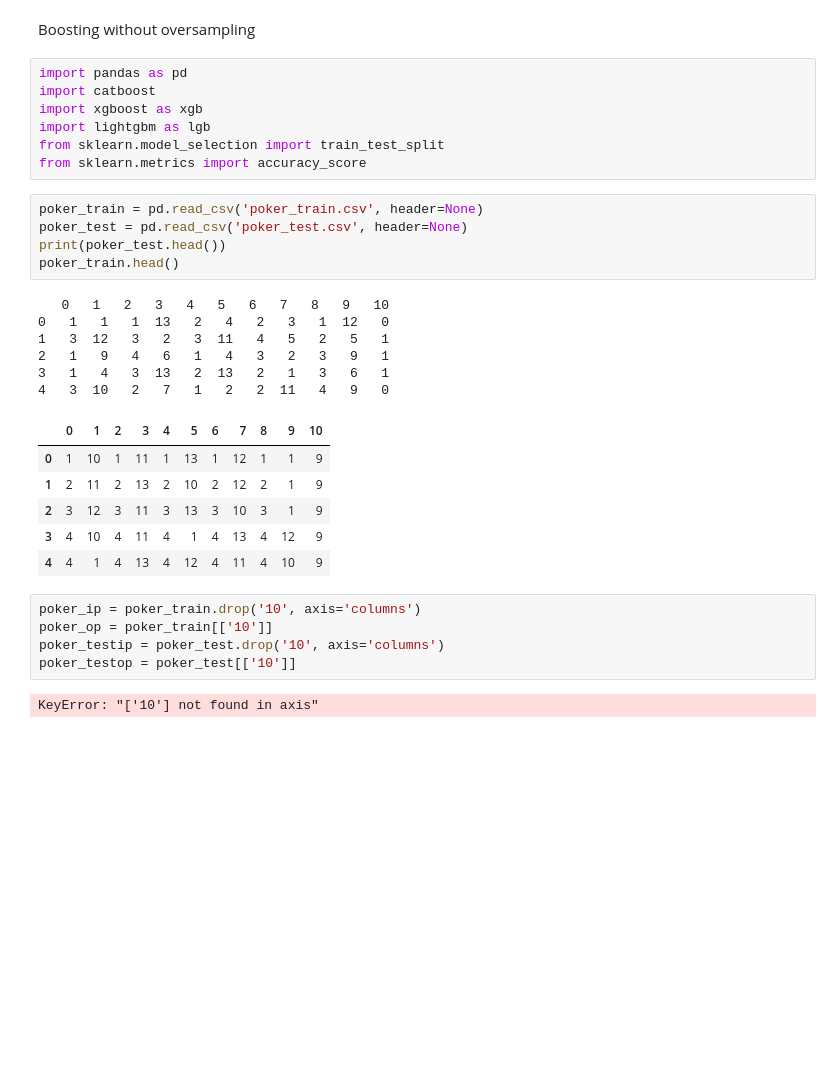
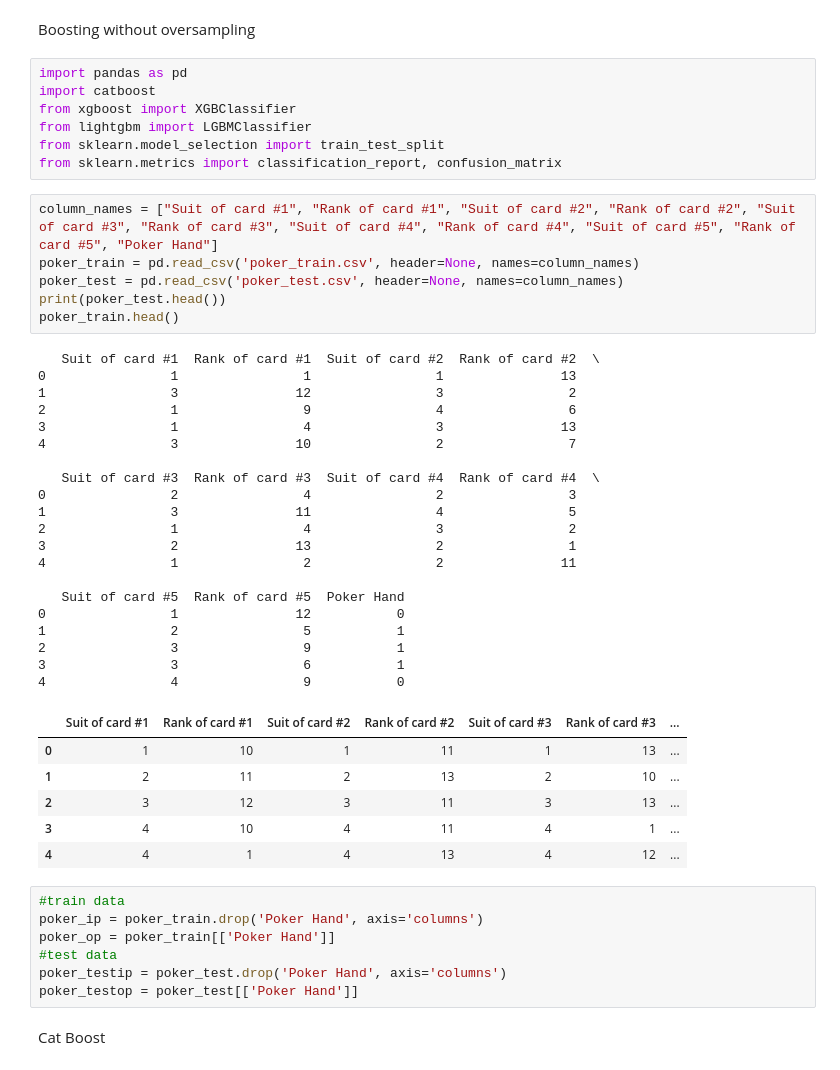
Before and after one commit to arvindashok/MachineLearning, a Jupyter notebook: Boosting/boosting.ipynb, the cells around one changed output. Drawn from its saved outputs; the diff is of its cells as text; blank space fills up the shorter version.

Commit message:
Boosting complete

```diff
--- a/Boosting/boosting.ipynb
+++ b/Boosting/boosting.ipynb
@@ -3,35 +3,52 @@ Boosting without oversampling
 # %%
 import pandas as pd
 import catboost
-import xgboost as xgb
-import lightgbm as lgb
+from xgboost import XGBClassifier
+from lightgbm import LGBMClassifier
 from sklearn.model_selection import train_test_split
-from sklearn.metrics import accuracy_score
+from sklearn.metrics import classification_report, confusion_matrix
-# %%
-poker_train = pd.read_csv('poker_train.csv', header=None)
-poker_test = pd.read_csv('poker_test.csv', header=None)
-print(poker_test.head())
-poker_train.head()
-# %% [output]
-   0   1   2   3   4   5   6   7   8   9   10
-0   1   1   1  13   2   4   2   3   1  12   0
-1   3  12   3   2   3  11   4   5   2   5   1
-2   1   9   4   6   1   4   3   2   3   9   1
-3   1   4   3  13   2  13   2   1   3   6   1
-4   3  10   2   7   1   2   2  11   4   9   0
-|  | 0 | 1 | 2 | 3 | 4 | 5 | 6 | 7 | 8 | 9 | 10 |
-| 0 | 1 | 10 | 1 | 11 | 1 | 13 | 1 | 12 | 1 | 1 | 9 |
-| 1 | 2 | 11 | 2 | 13 | 2 | 10 | 2 | 12 | 2 | 1 | 9 |
-| 2 | 3 | 12 | 3 | 11 | 3 | 13 | 3 | 10 | 3 | 1 | 9 |
-| 3 | 4 | 10 | 4 | 11 | 4 | 1 | 4 | 13 | 4 | 12 | 9 |
-| 4 | 4 | 1 | 4 | 13 | 4 | 12 | 4 | 11 | 4 | 10 | 9 |
+# %%
+column_names = ["Suit of card #1", "Rank of card #1", "Suit of card #2", "Rank of card #2", "Suit of card #3", "Rank of card #3", "Suit of card #4", "Rank of card #4", "Suit of card #5", "Rank of card #5", "Poker Hand"]
+poker_train = pd.read_csv('poker_train.csv', header=None, names=column_names)
+poker_test = pd.read_csv('poker_test.csv', header=None, names=column_names)
+print(poker_test.head())
+poker_train.head()
+# %% [output]
+   Suit of card #1  Rank of card #1  Suit of card #2  Rank of card #2  \
+0                1                1                1               13
+1                3               12                3                2
+2                1                9                4                6
+3                1                4                3               13
+4                3               10                2                7
+
+   Suit of card #3  Rank of card #3  Suit of card #4  Rank of card #4  \
+0                2                4                2                3
+1                3               11                4                5
+2                1                4                3                2
+3                2               13                2                1
+4                1                2                2               11
+
+   Suit of card #5  Rank of card #5  Poker Hand
+0                1               12           0
+1                2                5           1
+2                3                9           1
+3                3                6           1
+4                4                9           0
+|  | Suit of card #1 | Rank of card #1 | Suit of card #2 | Rank of card #2 | Suit of card #3 | Rank of card #3 | ... |
+| 0 | 1 | 10 | 1 | 11 | 1 | 13 | ... |
+| 1 | 2 | 11 | 2 | 13 | 2 | 10 | ... |
+| 2 | 3 | 12 | 3 | 11 | 3 | 13 | ... |
+| 3 | 4 | 10 | 4 | 11 | 4 | 1 | ... |
+| 4 | 4 | 1 | 4 | 13 | 4 | 12 | ... |
 # %%
-poker_ip = poker_train.drop('10', axis='columns')
-poker_op = poker_train[['10']]
-poker_testip = poker_test.drop('10', axis='columns')
-poker_testop = poker_test[['10']]
+#train data
+poker_ip = poker_train.drop('Poker Hand', axis='columns')
+poker_op = poker_train[['Poker Hand']]
+#test data
+poker_testip = poker_test.drop('Poker Hand', axis='columns')
+poker_testop = poker_test[['Poker Hand']]
-# %% [output]
-KeyError: "['10'] not found in axis"
+# %% [markdown]
+Cat Boost
 # %%
 cat_features = []
 cat_model = catboost.CatBoostClassifier(iterations=100, learning_rate=0.1, depth=6, loss_function='MultiClass')
```
Also changed, not shown: parts of 19 cells of this notebook, 4 other files.
